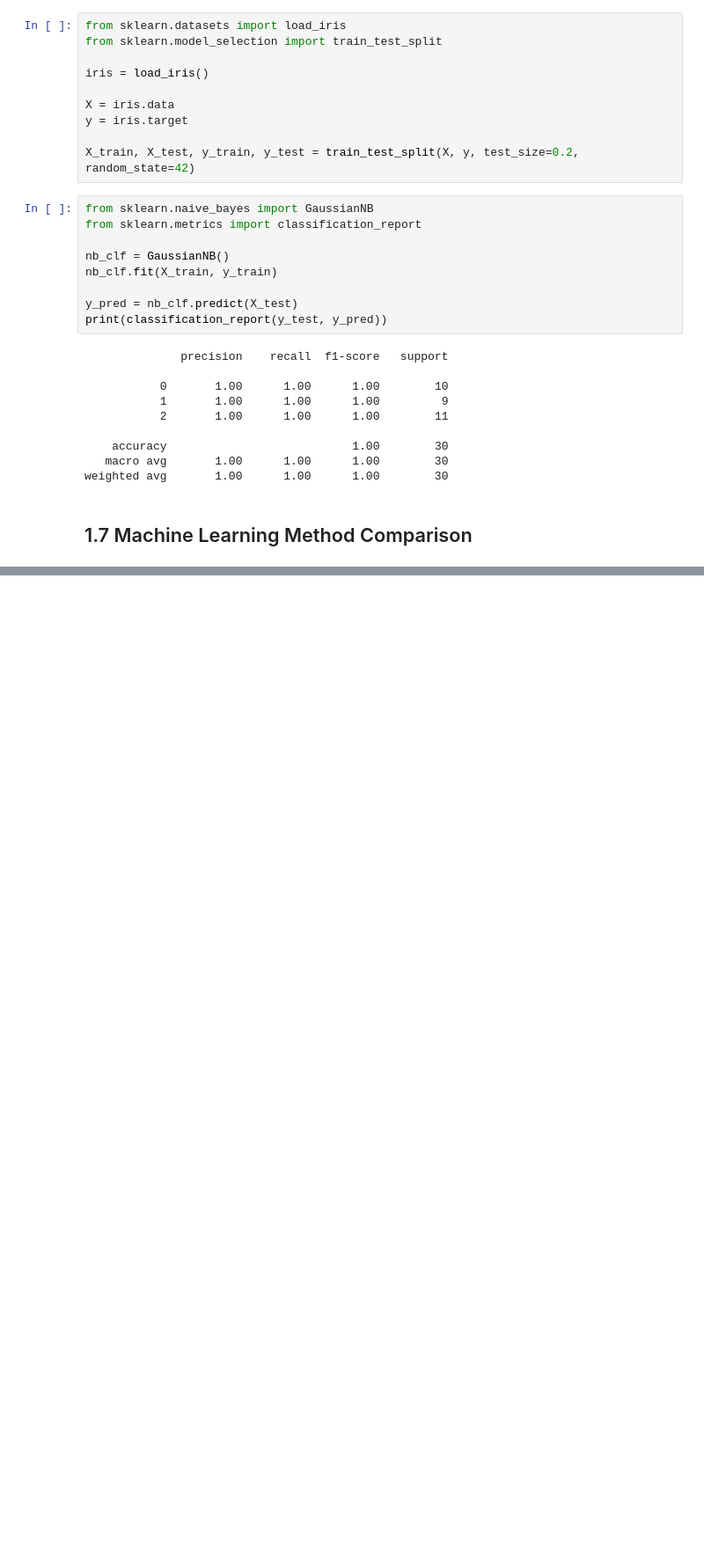
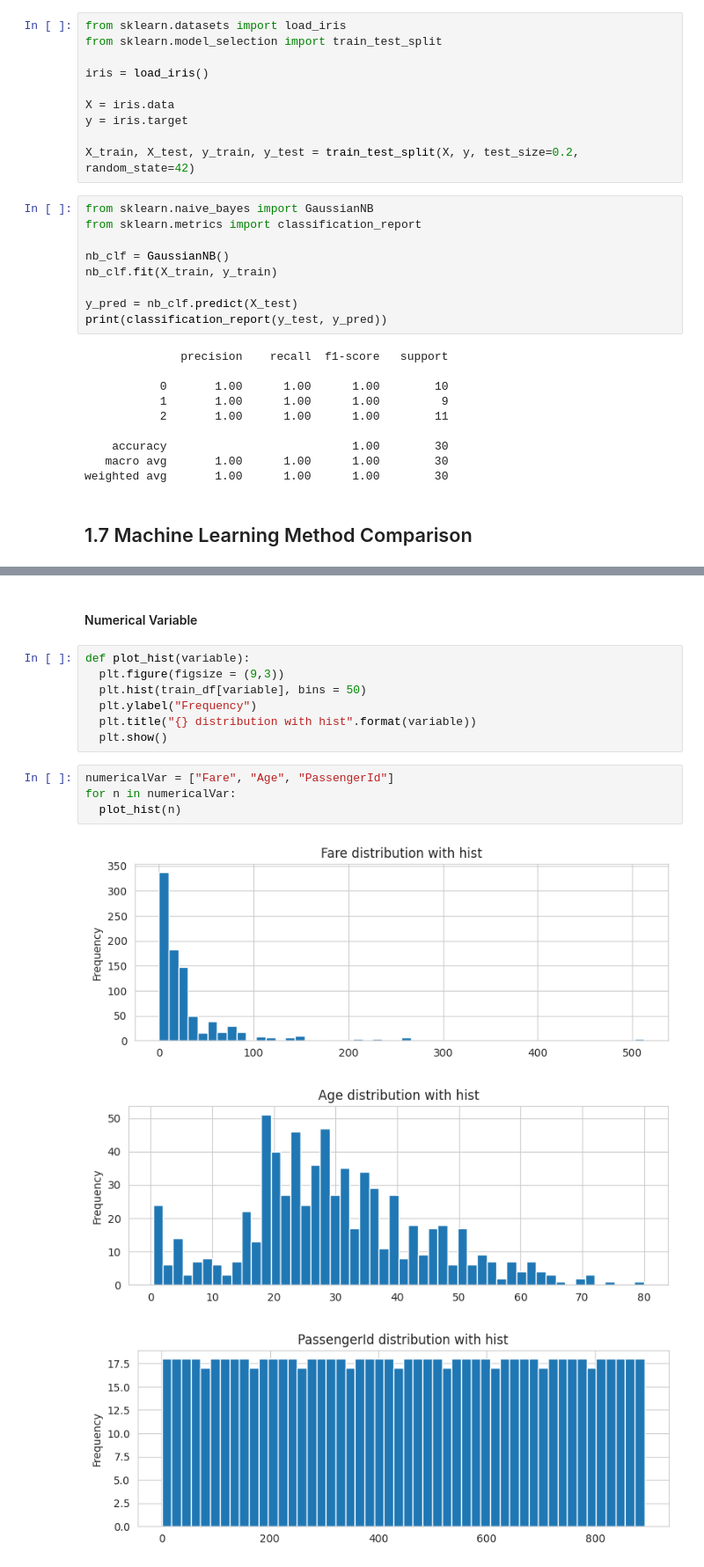
Before and after one commit to orhanaydinn/machineLearning, a Jupyter notebook: machineLearning_Techniques.ipynb, the cells around one changed output, grey strips where cells are left out. Shown at 88% size. Cells and saved outputs as stored; diff of their text form; blank space fills up the shorter version.

```diff
--- a/machineLearning_Techniques.ipynb
+++ b/machineLearning_Techniques.ipynb
@@ -633,0 +873,17 @@ plt.show()
+# %% [markdown]
+#### Numerical Variable
+# %%
+def plot_hist(variable):
+  plt.figure(figsize = (9,3))
+  plt.hist(train_df[variable], bins = 50)
+  plt.ylabel("Frequency")
+  plt.title("{} distribution with hist".format(variable))
+  plt.show()
+# %%
+numericalVar = ["Fare", "Age", "PassengerId"]
+for n in numericalVar:
+  plot_hist(n)
+# %% [output]
+[figure, added]
+[figure, added]
+[figure, added]
```
Also changed, not shown: parts of 116 cells of this notebook.
